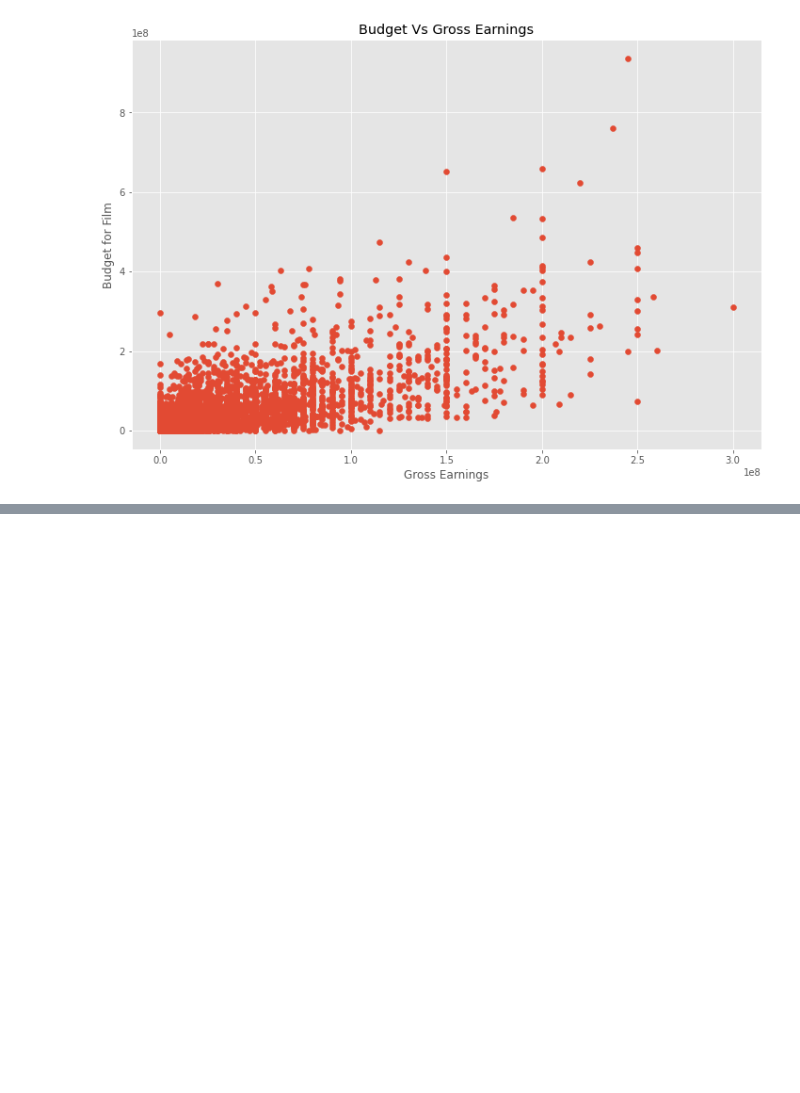
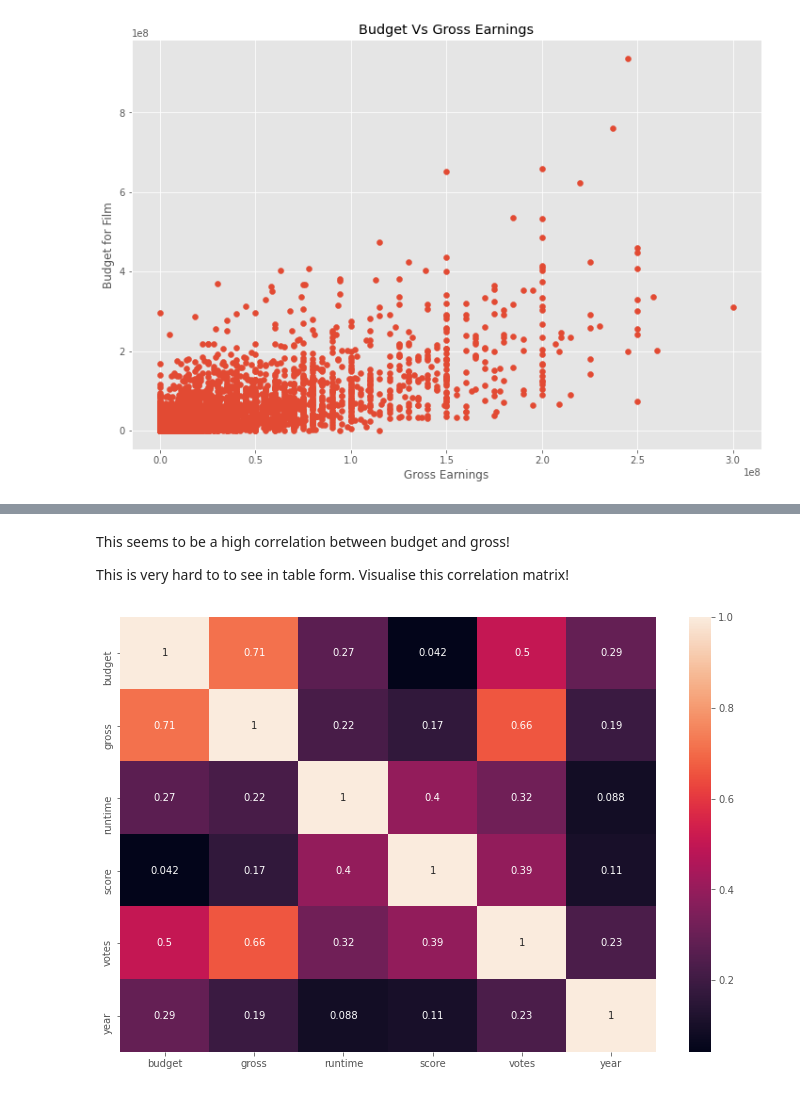
Before and after one commit to soticoker/correlationinmovies, a Jupyter notebook: correlation_movies_db.ipynb, the cells around one changed output, grey strips where cells are left out. Saved outputs shown, nothing was run; the diff lists cells and outputs as text; code cells hidden in the pictures; blank space fills up the shorter version.

Commit message:
created first correlation matrix

```diff
--- a/correlation_movies_db.ipynb
+++ b/correlation_movies_db.ipynb
@@ -159,0 +192,12 @@ plt.show()
+# %% [markdown]
+This seems to be a high correlation between budget and gross!
+
+This is very hard to to see in table form. Visualise this correlation matrix!
+# %%
+correlation_matrix = df.corr(method='pearson')
+
+sns.heatmap(correlation_matrix, annot=True)
+
+plt.show()
+# %% [output]
+[figure, added]
```
Also changed, not shown: parts of 4 cells of this notebook.
